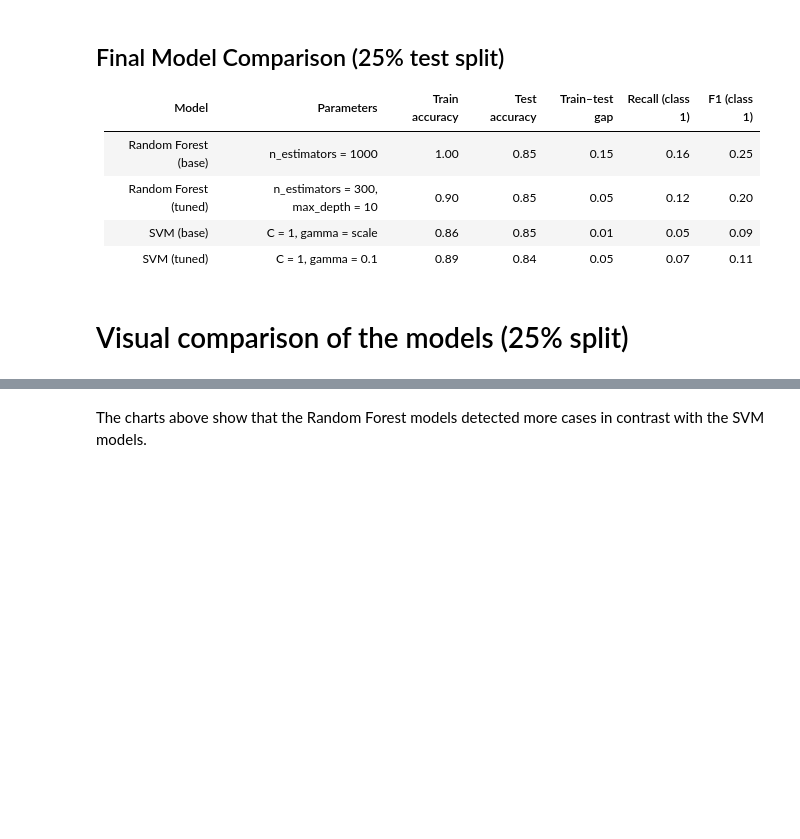
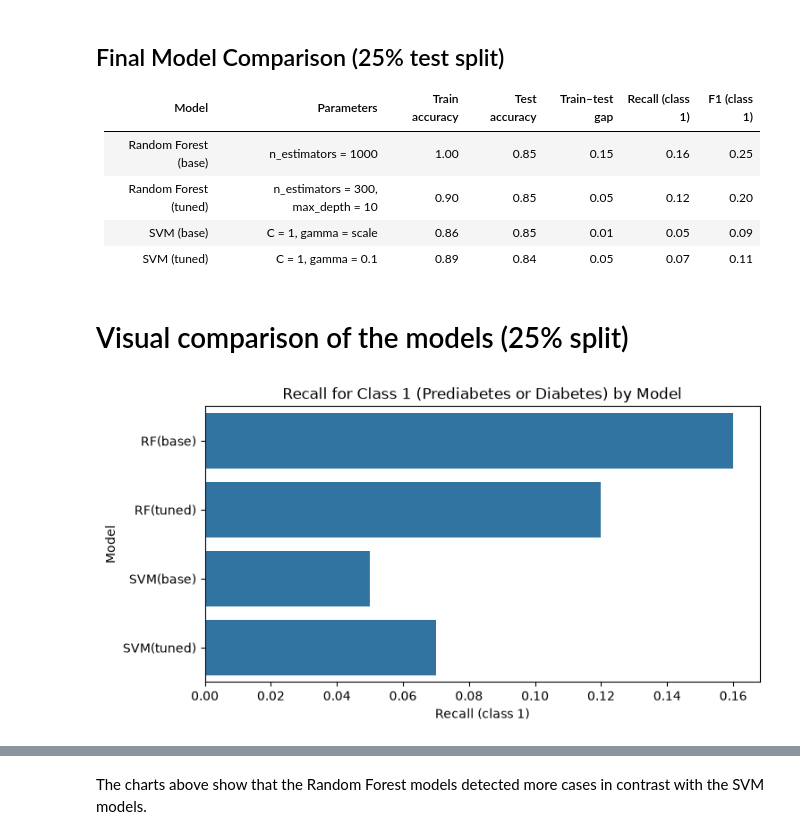
Before and after one commit to ClauVilchis/ClaudiaVilchis_ML_CA1, a Jupyter notebook: ClaudiaVilchis_ML_CA1.ipynb, the cells around one changed output, grey strips where cells are left out. Drawn from its saved outputs; the diff is of its cells as text; code cells hidden in the pictures; blank space fills up the shorter version.

```diff
--- a/ClaudiaVilchis_ML_CA1.ipynb
+++ b/ClaudiaVilchis_ML_CA1.ipynb
@@ -738,15 +812,17 @@ plt.show()
 # %%
 # pd.series adapted from Random Forest - Practica (Iqbal,2026)
 # All values taken from the classification reports above.
 
 recall_class1 = pd.Series([0.16, 0.12, 0.05, 0.07],
                           index =["RF(base)", "RF(tuned)", "SVM(base)", "SVM(tuned)"])
 plt.figure(figsize=(8,4))
 sns.barplot(x=recall_class1, y=recall_class1.index)
-plt.title("Recall for Class 1 (Prediabetes or Diabetes by Model"))
+plt.title("Recall for Class 1 (Prediabetes or Diabetes) by Model")
 plt.xlabel("Recall (class 1)")
 plt.ylabel("Model")
 plt.show()
+# %% [output]
+[figure, added]
 # %%
 # pd.series adapted from Random Forest - Practica (Iqbal,2026)
 # All values taken from the classification reports above.
```
Also changed, not shown: parts of 12 cells of this notebook, 1 other file.
